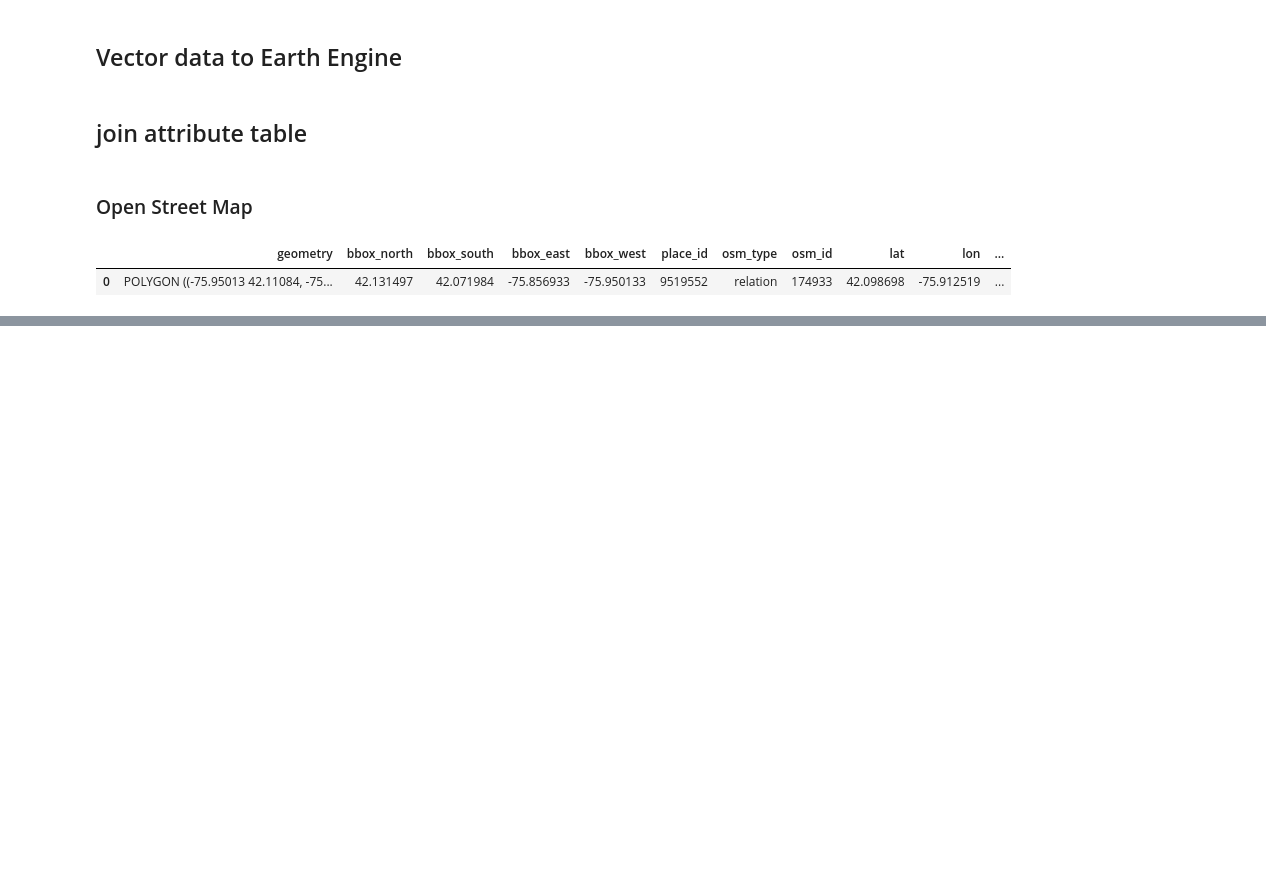
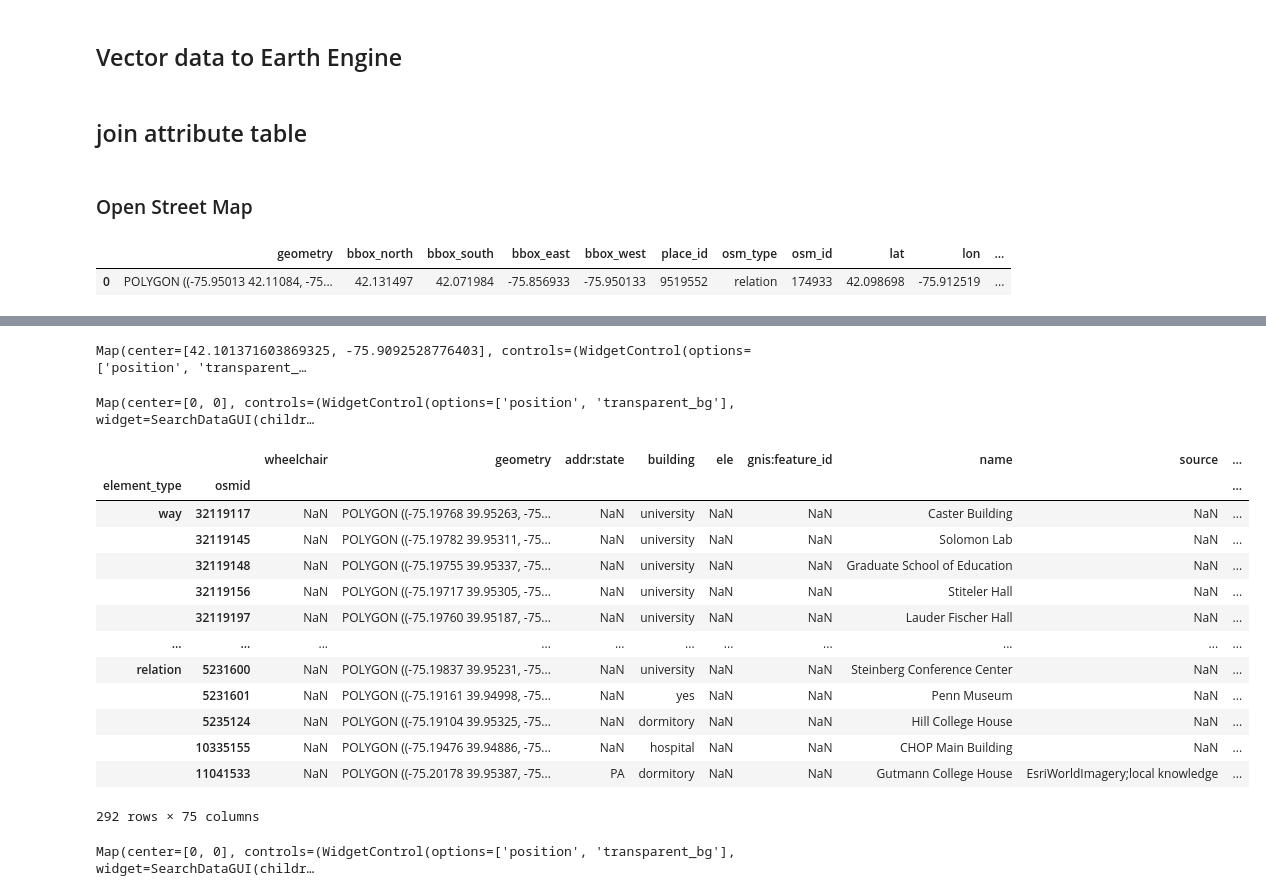
Before and after one commit to zyang91/spatial_data_management, a Jupyter notebook: notes/lecture10.ipynb, the cells around one changed output, grey strips where cells are left out. Cells and saved outputs as stored; diff of their text form; code cells hidden in the pictures; blank space fills up the shorter version.

```diff
--- a/notes/lecture10.ipynb
+++ b/notes/lecture10.ipynb
@@ -80,3 +80,11 @@ gdf
 gdf.explore()
 # %% [output]
 [interactive output not drawn]
+# %%
+Map= geemap.Map()
+binghamton= geemap.osm_to_ee('Binghamton, New York')
+Map.addLayer(binghamton, {}, 'Binghamton')
+Map.centerObject(binghamton, 10)
+Map
+# %% [output]
+Map(center=[42.101371603869325, -75.9092528776403], controls=(WidgetControl(options=['position', 'transparent_…
@@ -82,0 +93,34 @@ gdf.explore()
+# %%
+Map= geemap.Map(add_google_map= False)
+gdf= osm.osm_gdf_from_geocode('Seattle, Washington')
+Map.add_gdf(gdf, layer_name='Seattle')
+Map
+# %% [output]
+Map(center=[0, 0], controls=(WidgetControl(options=['position', 'transparent_bg'], widget=SearchDataGUI(childr…
+# %%
+place = 'University of Pennsylvania, Philadelphia, PA'
+tags= {'building': True}
+gdf= osm.osm_gdf_from_place(place, tags)
+gdf= gdf[gdf.geometry.type == 'Polygon']
+gdf
+# %% [output]
+|  |  | wheelchair | geometry | addr:state | building | ele | gnis:feature_id | name | source | ... |
+| element_type | osmid |  |  |  |  |  |  |  |  | ... |
+| way | 32119117 | NaN | POLYGON ((-75.19768 39.95263, -75... | NaN | university | NaN | NaN | Caster Building | NaN | ... |
+|  | 32119145 | NaN | POLYGON ((-75.19782 39.95311, -75... | NaN | university | NaN | NaN | Solomon Lab | NaN | ... |
+|  | 32119148 | NaN | POLYGON ((-75.19755 39.95337, -75... | NaN | university | NaN | NaN | Graduate School of Education | NaN | ... |
+|  | 32119156 | NaN | POLYGON ((-75.19717 39.95305, -75... | NaN | university | NaN | NaN | Stiteler Hall | NaN | ... |
+|  | 32119197 | NaN | POLYGON ((-75.19760 39.95187, -75... | NaN | university | NaN | NaN | Lauder Fischer Hall | NaN | ... |
+| ... | ... | ... | ... | ... | ... | ... | ... | ... | ... | ... |
+| relation | 5231600 | NaN | POLYGON ((-75.19837 39.95231, -75... | NaN | university | NaN | NaN | Steinberg Conference Center | NaN | ... |
+|  | 5231601 | NaN | POLYGON ((-75.19161 39.94998, -75... | NaN | yes | NaN | NaN | Penn Museum | NaN | ... |
+|  | 5235124 | NaN | POLYGON ((-75.19104 39.95325, -75... | NaN | dormitory | NaN | NaN | Hill College House | NaN | ... |
+|  | 10335155 | NaN | POLYGON ((-75.19476 39.94886, -75... | NaN | hospital | NaN | NaN | CHOP Main Building | NaN | ... |
+|  | 11041533 | NaN | POLYGON ((-75.20178 39.95387, -75... | PA | dormitory | NaN | NaN | Gutmann College House | EsriWorldImagery;local knowledge | ... |
+292 rows × 75 columns
+# %%
+m= geemap.Map(add_google_map= False)
+m.add_gdf(gdf, layer_name='UPenn_buildings')
+m
+# %% [output]
+Map(center=[0, 0], controls=(WidgetControl(options=['position', 'transparent_bg'], widget=SearchDataGUI(childr…
```
Also changed, not shown: parts of 1 cell of this notebook, 3 other files.
